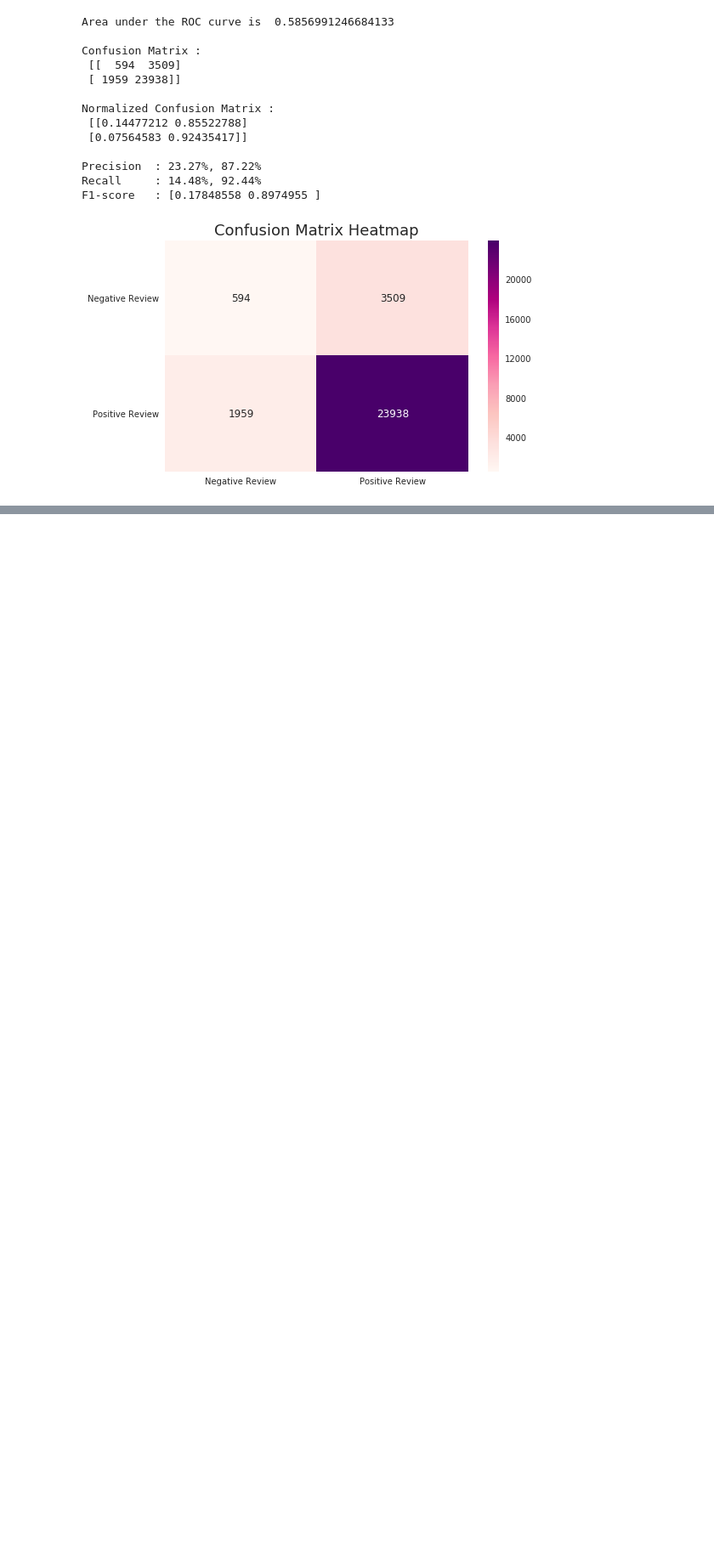
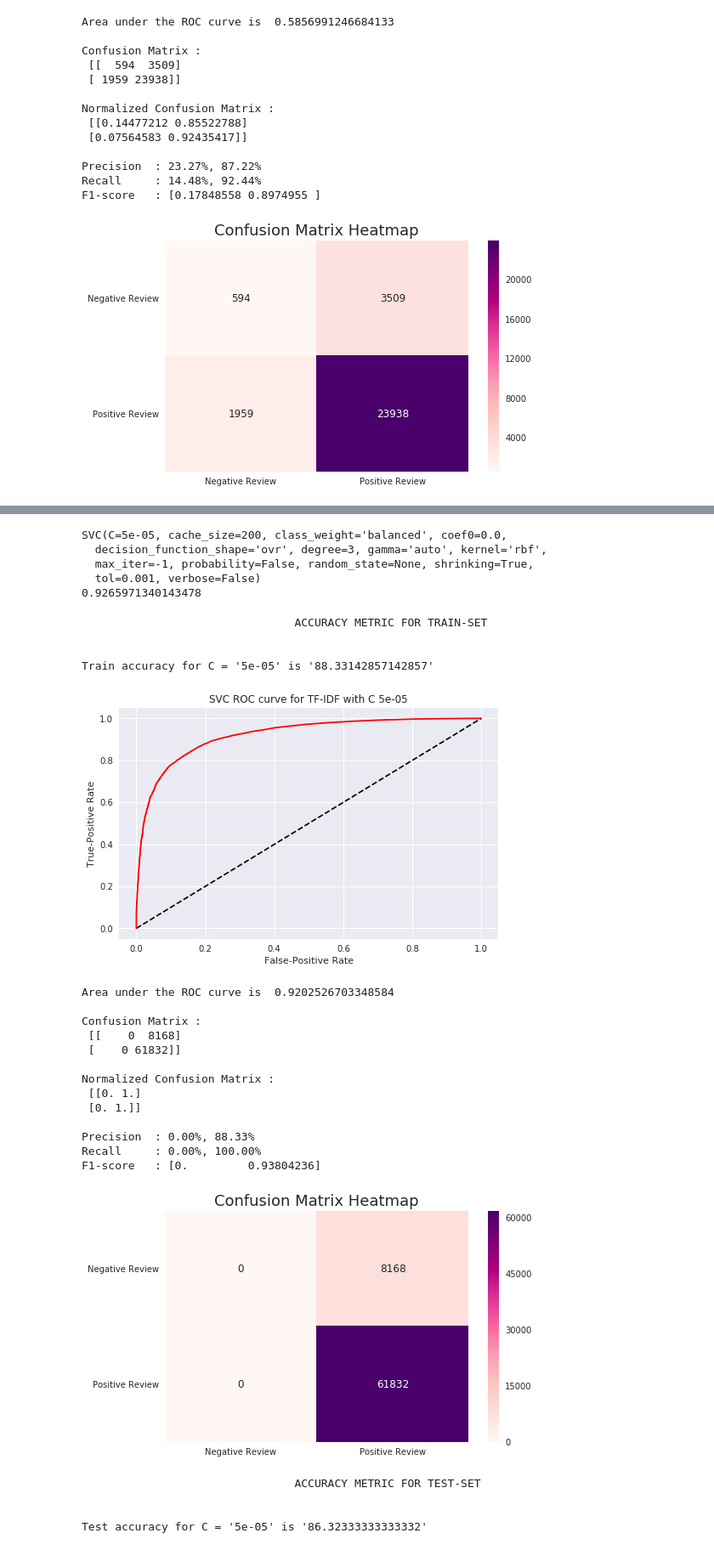
Before and after one commit to sradheya99/ML-Algorithms, a Jupyter notebook: 6.SVM/SVM_AZ.ipynb, the cells around one changed output, grey strips where cells are left out. Shown at 85% size. Cells and saved outputs as stored; diff of their text form; code cells hidden in the pictures; blank space fills up the shorter version.

```diff
--- a/6.SVM/SVM_AZ.ipynb
+++ b/6.SVM/SVM_AZ.ipynb
@@ -934,0 +1060,41 @@ train_err, cv_err = svc_rbf(train_x, train_y, tf_idf_vect)
+# %%
+# applying tfidf to test and train data
+tfidf_model = tf_idf_vect.fit(train_x['CleanedText'].values)
+final_counts_train = tfidf_model.transform(train_x['CleanedText'].values)
+final_counts_test = tfidf_model.transform(test_x['CleanedText'].values)
+# %%
+# finding best fit alpha using grid search
+grid_search_svc(final_counts_train, train_y, final_counts_test, test_y)
+# %% [output]
+SVC(C=5e-05, cache_size=200, class_weight='balanced', coef0=0.0,
+  decision_function_shape='ovr', degree=3, gamma='auto', kernel='rbf',
+  max_iter=-1, probability=False, random_state=None, shrinking=True,
+  tol=0.001, verbose=False)
+0.9265971340143478
+# %%
+# accuracy measures for train and test
+svc_test_acc(final_counts_train, train_y, final_counts_test, test_y, 0.00005, 'TF-IDF')
+# %% [output]
+                                ACCURACY METRIC FOR TRAIN-SET
+
+
+Train accuracy for C = '5e-05' is '88.33142857142857'
+[figure, added]
+Area under the ROC curve is  0.9202526703348584
+
+Confusion Matrix :
+ [[    0  8168]
+ [    0 61832]]
+
+Normalized Confusion Matrix :
+ [[0. 1.]
+ [0. 1.]]
+
+Precision  : 0.00%, 88.33%
+Recall     : 0.00%, 100.00%
+F1-score   : [0.         0.93804236]
+[figure, added]
+                                ACCURACY METRIC FOR TEST-SET
+
+
+Test accuracy for C = '5e-05' is '86.32333333333332'
```
Also changed, not shown: parts of 8 cells of this notebook.
